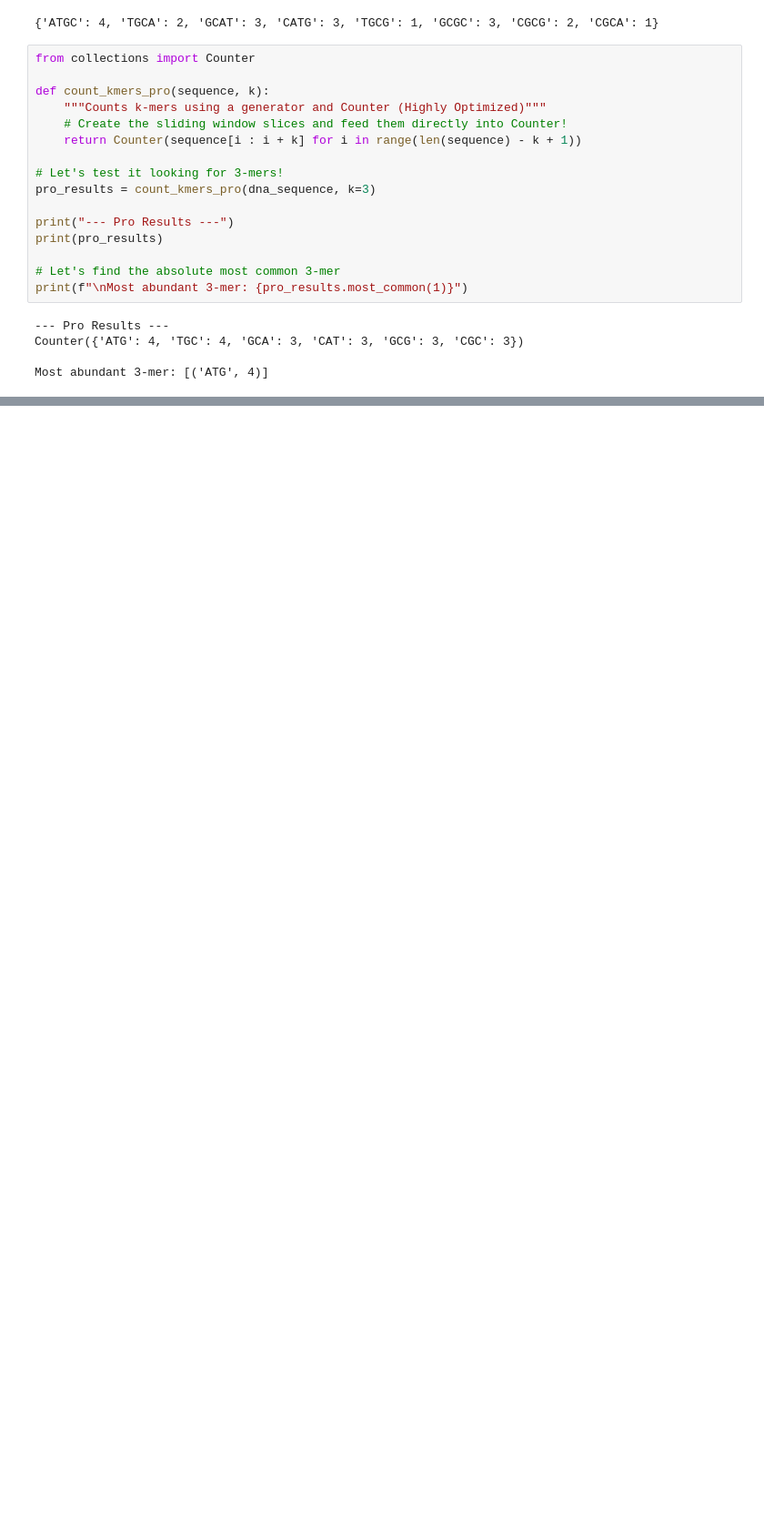
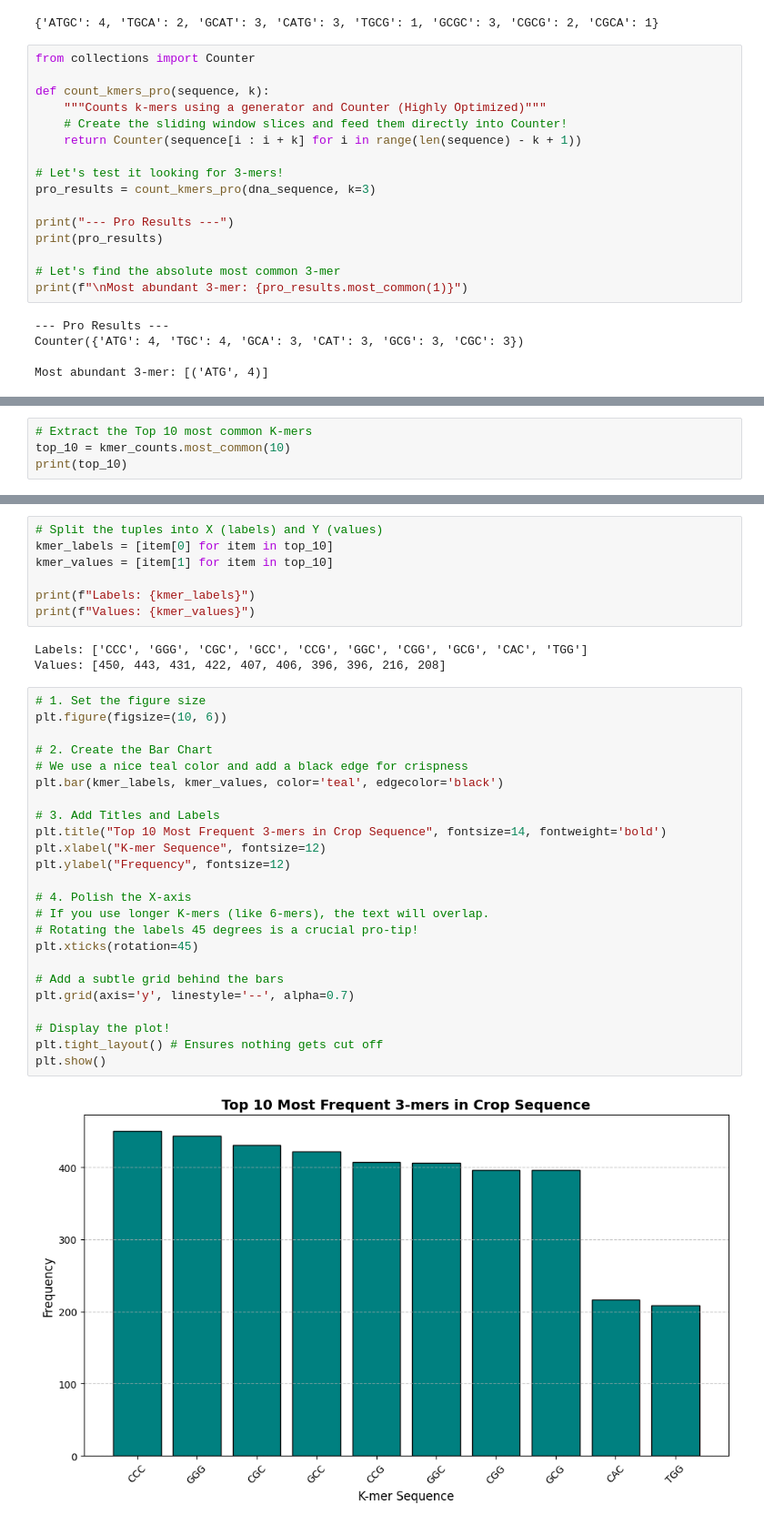
Before and after one commit to the-swanky-shinigami/Bioinformatics_with_Python, a Jupyter notebook: BiPy16.ipynb, the cells around one changed output, grey strips where cells are left out. Shown at 91% size. Drawn from its saved outputs; the diff is of its cells as text; blank space fills up the shorter version.

```diff
--- a/BiPy16.ipynb
+++ b/BiPy16.ipynb
@@ -47,0 +71,4 @@ Most abundant 3-mer: [('ATG', 4)]
+# %%
+# Extract the Top 10 most common K-mers
+top_10 = kmer_counts.most_common(10)
+print(top_10)
@@ -47,0 +77,36 @@ Most abundant 3-mer: [('ATG', 4)]
+# %%
+# Split the tuples into X (labels) and Y (values)
+kmer_labels = [item[0] for item in top_10]
+kmer_values = [item[1] for item in top_10]
+
+print(f"Labels: {kmer_labels}")
+print(f"Values: {kmer_values}")
+# %% [output]
+Labels: ['CCC', 'GGG', 'CGC', 'GCC', 'CCG', 'GGC', 'CGG', 'GCG', 'CAC', 'TGG']
+Values: [450, 443, 431, 422, 407, 406, 396, 396, 216, 208]
+# %%
+# 1. Set the figure size
+plt.figure(figsize=(10, 6))
+
+# 2. Create the Bar Chart
+# We use a nice teal color and add a black edge for crispness
+plt.bar(kmer_labels, kmer_values, color='teal', edgecolor='black')
+
+# 3. Add Titles and Labels
+plt.title("Top 10 Most Frequent 3-mers in Crop Sequence", fontsize=14, fontweight='bold')
+plt.xlabel("K-mer Sequence", fontsize=12)
+plt.ylabel("Frequency", fontsize=12)
+
+# 4. Polish the X-axis
+# If you use longer K-mers (like 6-mers), the text will overlap.
+# Rotating the labels 45 degrees is a crucial pro-tip!
+plt.xticks(rotation=45)
+
+# Add a subtle grid behind the bars
+plt.grid(axis='y', linestyle='--', alpha=0.7)
+
+# Display the plot!
+plt.tight_layout() # Ensures nothing gets cut off
+plt.show()
+# %% [output]
+[figure, added]
```
Also changed, not shown: parts of 4 cells of this notebook.
